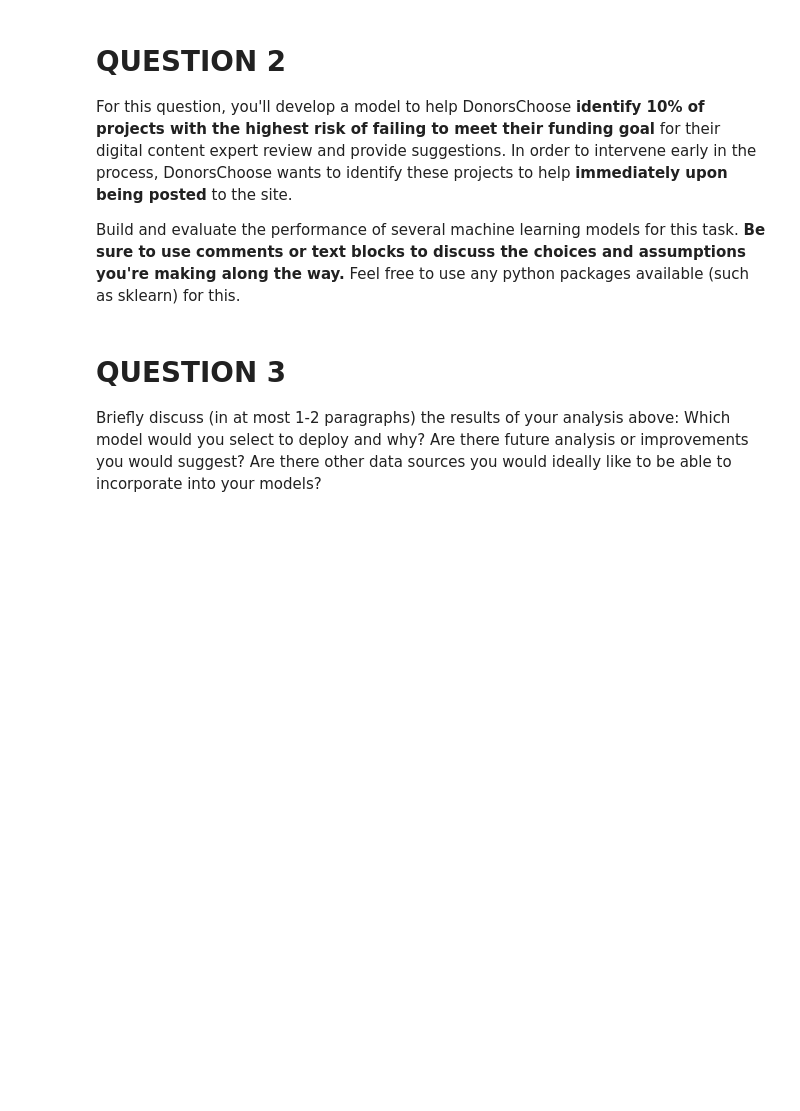
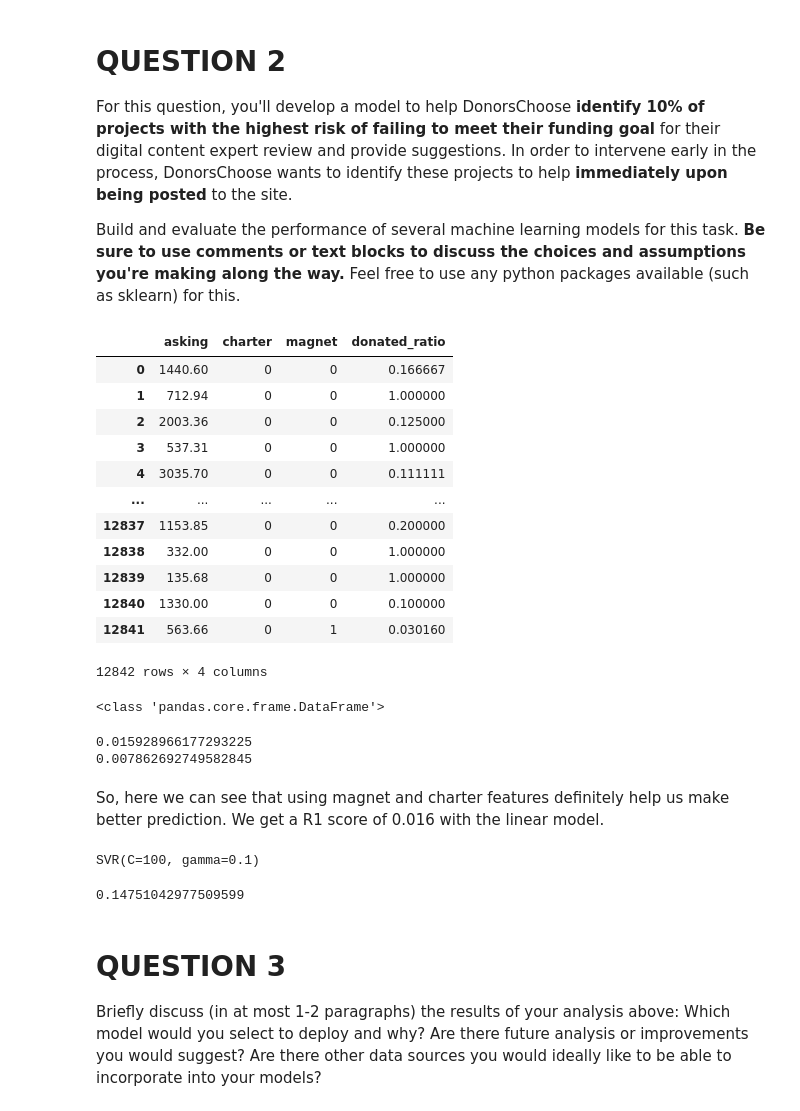
Before and after one commit to arya0607/ML-in-Practice, a Jupyter notebook: Copy_of_10718_assignment_1.ipynb, the cells around one changed output. Drawn from its saved outputs; the diff is of its cells as text; code cells hidden in the pictures; blank space fills up the shorter version.

```diff
--- a/Copy_of_10718_assignment_1.ipynb
+++ b/Copy_of_10718_assignment_1.ipynb
@@ -107,6 +298,56 @@ If you need to install any other python modules for your analysis, you can easil
 For this question, you'll develop a model to help DonorsChoose **identify 10% of projects with the highest risk of failing to meet their funding goal** for their digital content expert review and provide suggestions. In order to intervene early in the process, DonorsChoose wants to identify these projects to help **immediately upon being posted** to the site.
 
 Build and evaluate the performance of several machine learning models for this task. **Be sure to use comments or text blocks to discuss the choices and assumptions you're making along the way.** Feel free to use any python packages available (such as sklearn) for this.
+# %%
+from sklearn.model_selection import train_test_split
+dfx = df[['asking', 'charter', 'magnet', 'donated_ratio']].copy()
+display(dfx)
+y = dfx.pop('donated_ratio')
+X = dfx
+X_train,X_test,y_train,y_test = train_test_split(X,y,test_size=0.2)
+print(type(X_train))
+# %% [output]
+|  | asking | charter | magnet | donated_ratio |
+| 0 | 1440.60 | 0 | 0 | 0.166667 |
+| 1 | 712.94 | 0 | 0 | 1.000000 |
+| 2 | 2003.36 | 0 | 0 | 0.125000 |
+| 3 | 537.31 | 0 | 0 | 1.000000 |
+| 4 | 3035.70 | 0 | 0 | 0.111111 |
+| ... | ... | ... | ... | ... |
+| 12837 | 1153.85 | 0 | 0 | 0.200000 |
+| 12838 | 332.00 | 0 | 0 | 1.000000 |
+| 12839 | 135.68 | 0 | 0 | 1.000000 |
+| 12840 | 1330.00 | 0 | 0 | 0.100000 |
+| 12841 | 563.66 | 0 | 1 | 0.030160 |
+12842 rows × 4 columns
+<class 'pandas.core.frame.DataFrame'>
+# %%
+from sklearn.linear_model import LinearRegression
+linearModel = LinearRegression()
+
+linearModel.fit(X_train, y_train)
+print(linearModel.score(X_test, y_test))
+
+X_train_1 = X_train[['asking']].copy()
+X_test_1 = X_test[['asking']].copy()
+
+linearModel.fit(X_train_1, y_train)
+print(linearModel.score(X_test_1, y_test))
+# %% [output]
+0.015928966177293225
+0.007862692749582845
+# %% [markdown]
+So, here we can see that using magnet and charter features definitely help us make better prediction. We get a R1 score of 0.016 with the linear model.
+# %%
+from sklearn.svm import SVR
+svmModel = SVR(kernel="rbf", C=100, gamma=0.1, epsilon=0.1)
+svmModel.fit(X_train, y_train)
+# %% [output]
+SVR(C=100, gamma=0.1)
+# %%
+svmModel.score(X_test, y_test)
+# %% [output]
+0.14751042977509599
 # %% [markdown]
 # QUESTION 3
 
```
Also changed, not shown: parts of 8 cells of this notebook.
